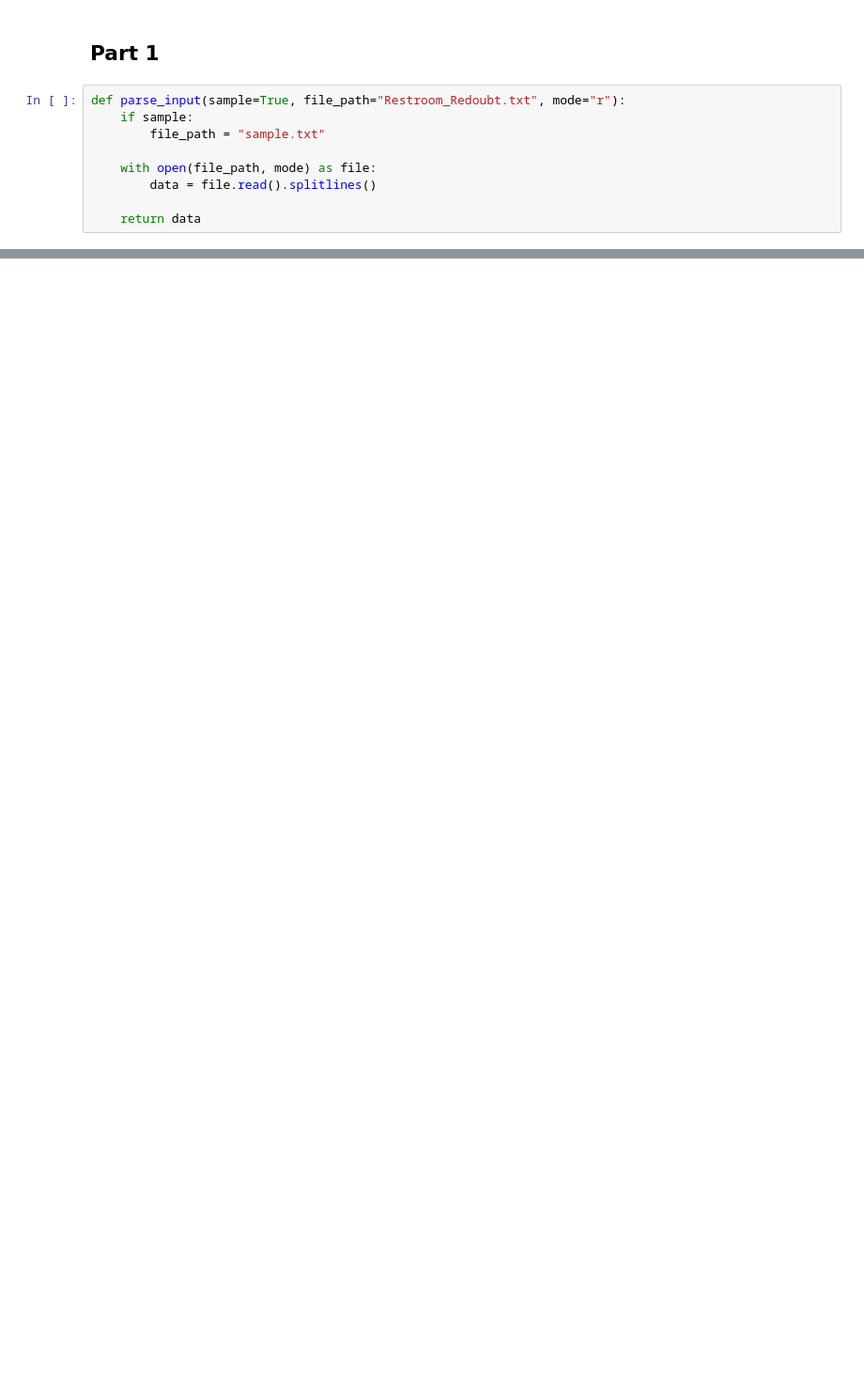
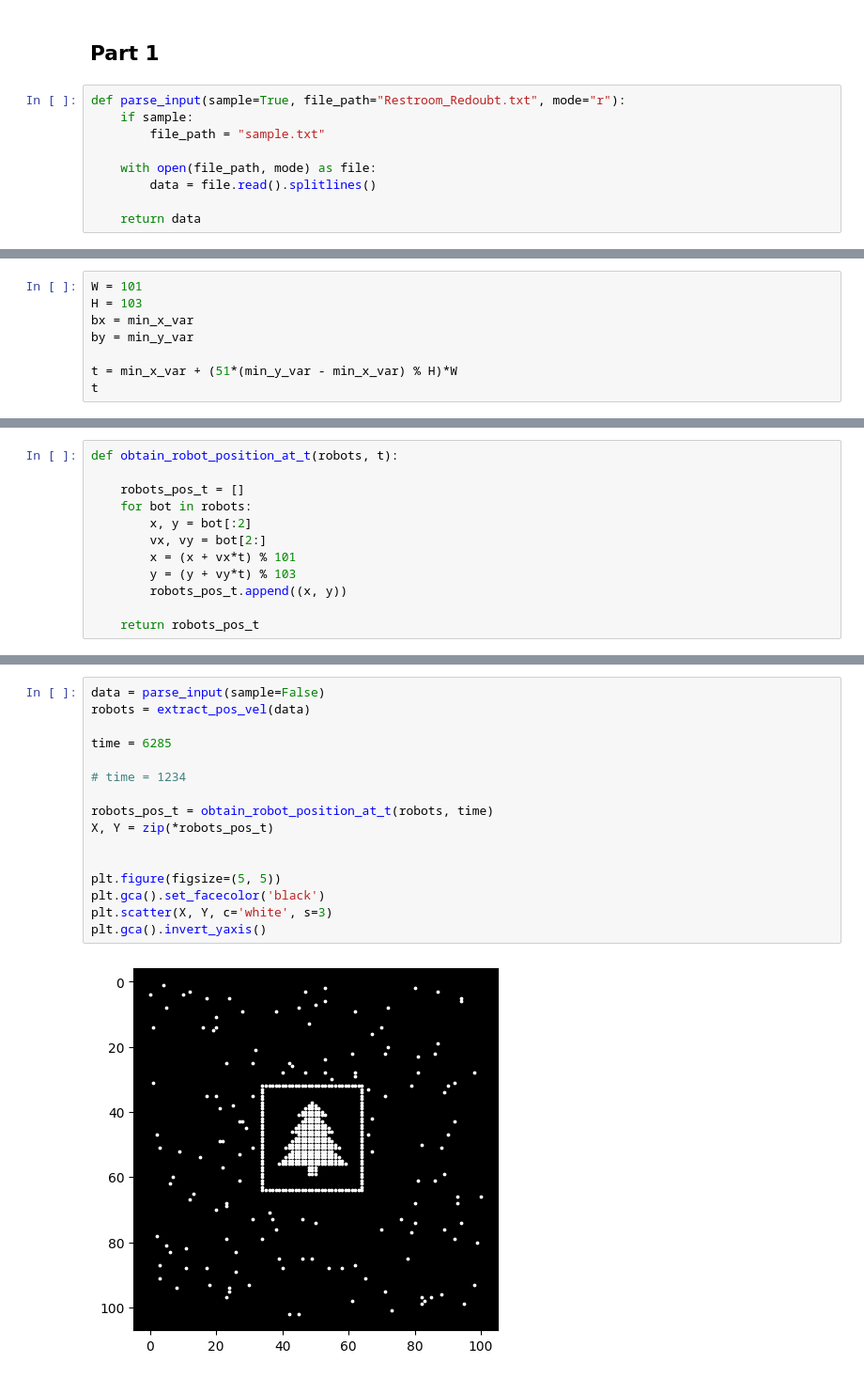
Before and after one commit to MrIsCM/AdventOfCode, a Jupyter notebook: AoC_2024/Day14/Restroom_Redoubt.ipynb, the cells around one changed output, grey strips where cells are left out. Shown: that part at 94% size. Drawn from its saved outputs; the diff is of its cells as text; blank space fills up the shorter version.

```diff
--- a/AoC_2024/Day14/Restroom_Redoubt.ipynb
+++ b/AoC_2024/Day14/Restroom_Redoubt.ipynb
@@ -48,0 +181,8 @@ def simulate_movement(robots, seconds=100, tiles_dim=(11, 7)):
+# %%
+W = 101
+H = 103
+bx = min_x_var
+by = min_y_var
+
+t = min_x_var + (51*(min_y_var - min_x_var) % H)*W
+t
@@ -48,0 +195,12 @@ def simulate_movement(robots, seconds=100, tiles_dim=(11, 7)):
+# %%
+def obtain_robot_position_at_t(robots, t):
+
+	robots_pos_t = []
+	for bot in robots:
+		x, y = bot[:2]
+		vx, vy = bot[2:]
+		x = (x + vx*t) % 101
+		y = (y + vy*t) % 103
+		robots_pos_t.append((x, y))
+
+	return robots_pos_t
@@ -48,0 +214,18 @@ def simulate_movement(robots, seconds=100, tiles_dim=(11, 7)):
+# %%
+data = parse_input(sample=False)
+robots = extract_pos_vel(data)
+
+time = 6285
+
+# time = 1234
+
+robots_pos_t = obtain_robot_position_at_t(robots, time)
+X, Y = zip(*robots_pos_t)
+
+
+plt.figure(figsize=(5, 5))
+plt.gca().set_facecolor('black')
+plt.scatter(X, Y, c='white', s=3)
+plt.gca().invert_yaxis()
+# %% [output]
+[figure, added]
```
Also changed, not shown: parts of 17 cells of this notebook.
